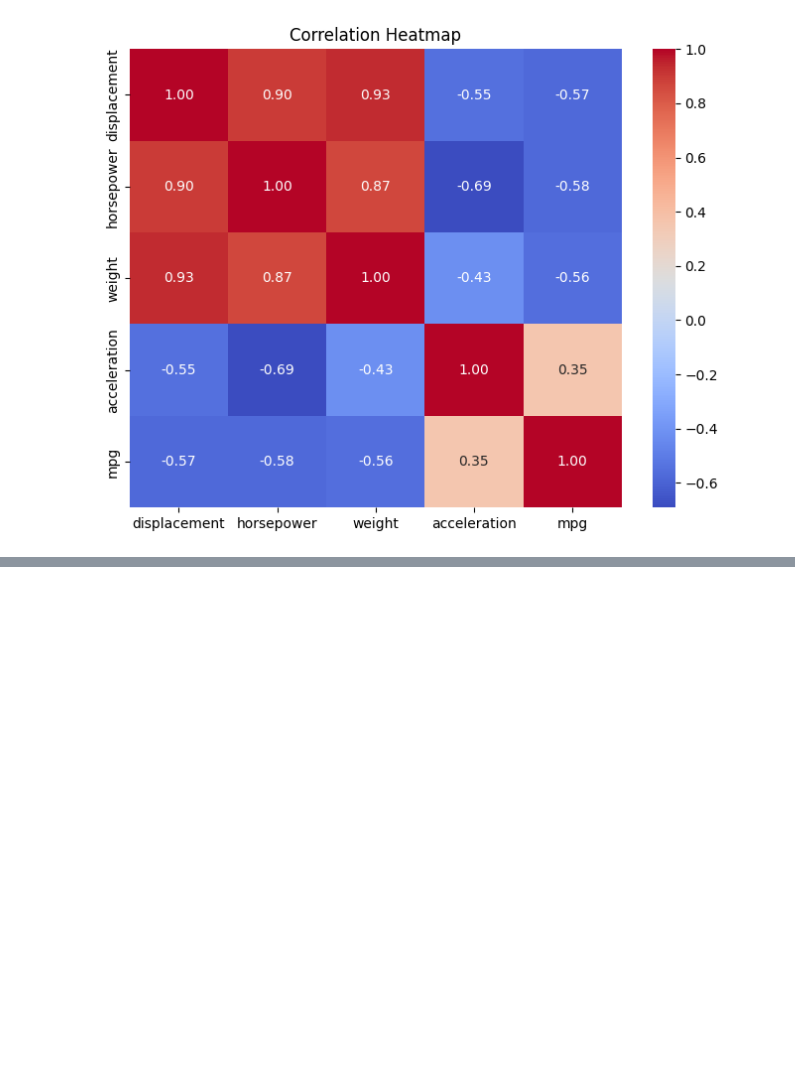
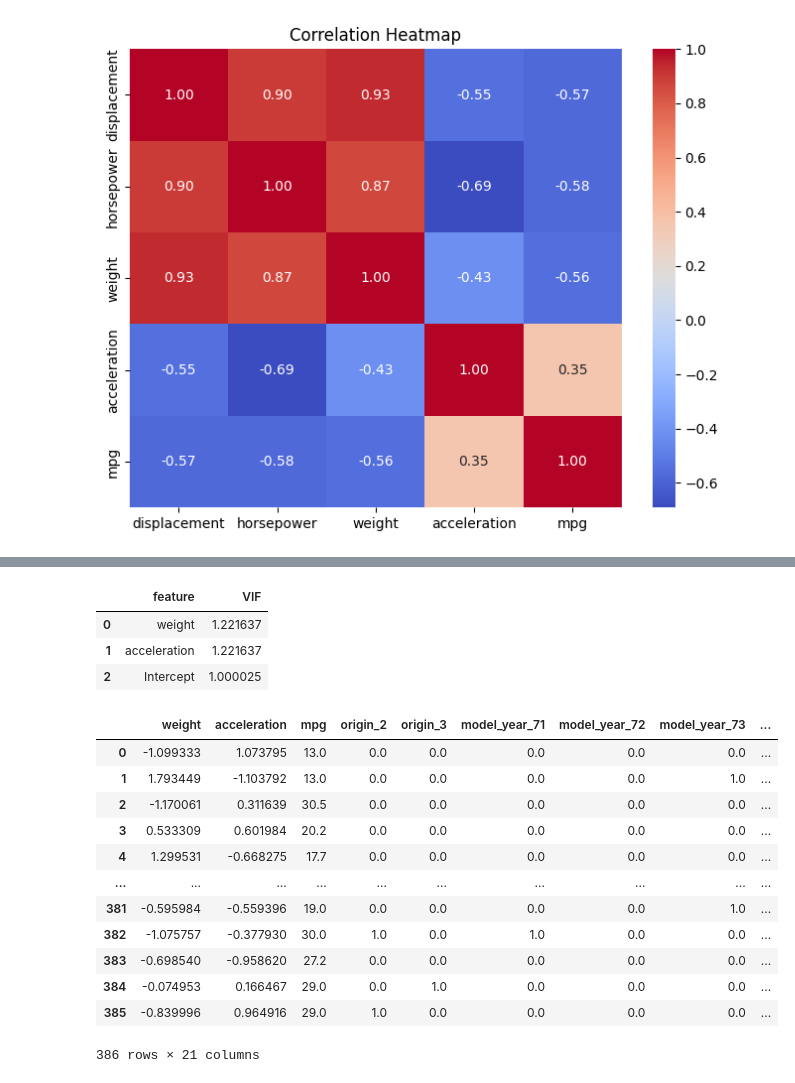
Before and after one commit to Nikhilesh-B/saturate_the_hypersphere, a Jupyter notebook: OLS.ipynb, the cells around one changed output, grey strips where cells are left out. Saved outputs shown, nothing was run; the diff lists cells and outputs as text; code cells hidden in the pictures; blank space fills up the shorter version.

Commit message:
adding details for what we have

```diff
--- a/OLS.ipynb
+++ b/OLS.ipynb
@@ -215,0 +305,38 @@ plt.show()
+# %%
+#now what if we drop dispalcement, weight do we look better?
+#Let's do VIF
+from statsmodels.stats.outliers_influence import variance_inflation_factor
+
+raw_features = consolidated_data[continuous_columns]
+raw_features = raw_features.drop(columns=["horsepower","displacement"])
+raw_features['Intercept'] = 1
+
+vif_data = pd.DataFrame()
+vif_data['feature'] = raw_features.columns
+vif_data['VIF'] = [variance_inflation_factor(raw_features.values, i) for i in range(raw_features.shape[1])]
+
+vif_data
+# %% [output]
+|  | feature | VIF |
+| 0 | weight | 1.221637 |
+| 1 | acceleration | 1.221637 |
+| 2 | Intercept | 1.000025 |
+# %%
+#Let's run our regression now with the following
+regression_data = consolidated_data.drop(columns=["horsepower","displacement"])
+regression_data = regression_data.sample(frac=1).reset_index(drop=True)
+regression_data
+# %% [output]
+|  | weight | acceleration | mpg | origin_2 | origin_3 | model_year_71 | model_year_72 | model_year_73 | ... |
+| 0 | -1.099333 | 1.073795 | 13.0 | 0.0 | 0.0 | 0.0 | 0.0 | 0.0 | ... |
+| 1 | 1.793449 | -1.103792 | 13.0 | 0.0 | 0.0 | 0.0 | 0.0 | 1.0 | ... |
+| 2 | -1.170061 | 0.311639 | 30.5 | 0.0 | 0.0 | 0.0 | 0.0 | 0.0 | ... |
+| 3 | 0.533309 | 0.601984 | 20.2 | 0.0 | 0.0 | 0.0 | 0.0 | 0.0 | ... |
+| 4 | 1.299531 | -0.668275 | 17.7 | 0.0 | 0.0 | 0.0 | 0.0 | 0.0 | ... |
+| ... | ... | ... | ... | ... | ... | ... | ... | ... | ... |
+| 381 | -0.595984 | -0.559396 | 19.0 | 0.0 | 0.0 | 0.0 | 0.0 | 1.0 | ... |
+| 382 | -1.075757 | -0.377930 | 30.0 | 1.0 | 0.0 | 1.0 | 0.0 | 0.0 | ... |
+| 383 | -0.698540 | -0.958620 | 27.2 | 0.0 | 0.0 | 0.0 | 0.0 | 0.0 | ... |
+| 384 | -0.074953 | 0.166467 | 29.0 | 0.0 | 1.0 | 0.0 | 0.0 | 0.0 | ... |
+| 385 | -0.839996 | 0.964916 | 29.0 | 1.0 | 0.0 | 0.0 | 0.0 | 0.0 | ... |
+386 rows × 21 columns
```
Also changed, not shown: parts of 12 cells of this notebook.
